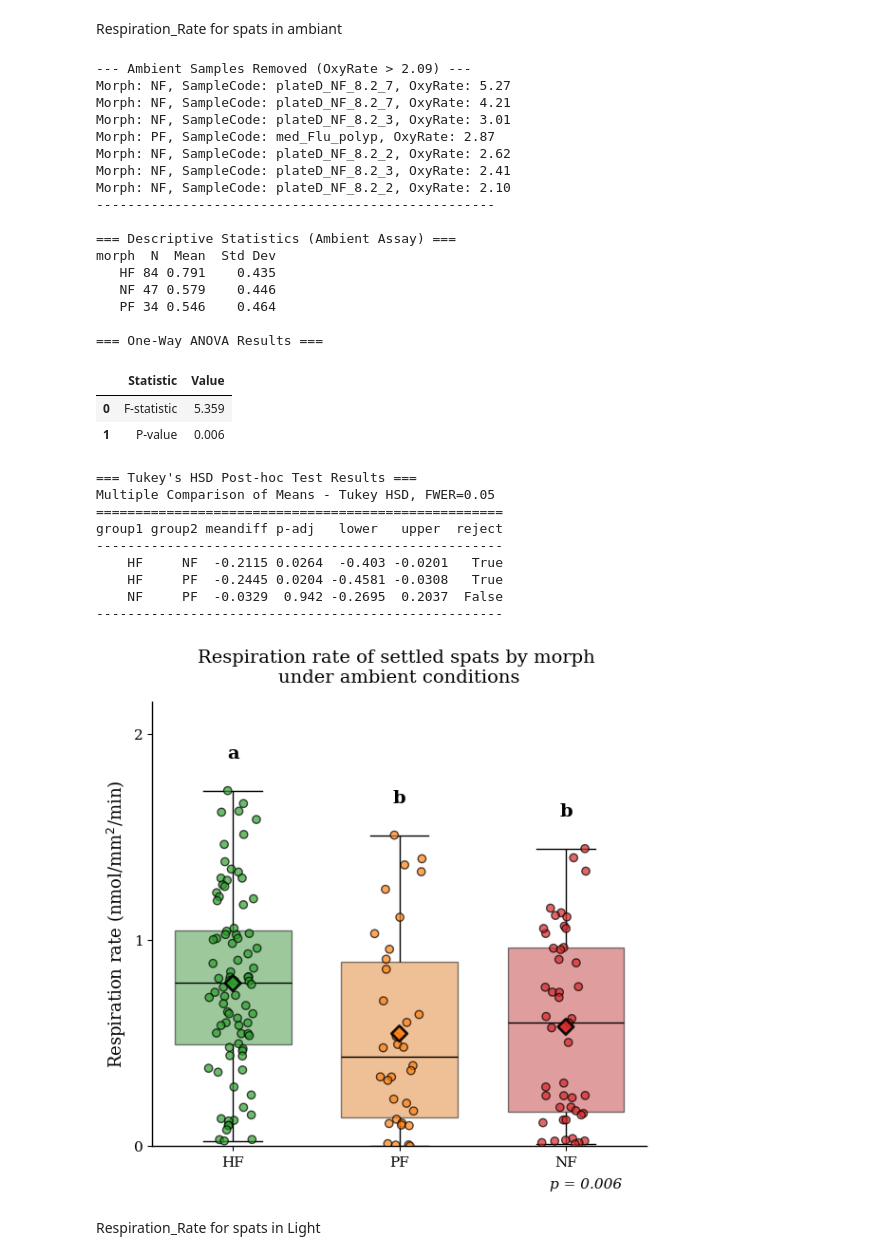
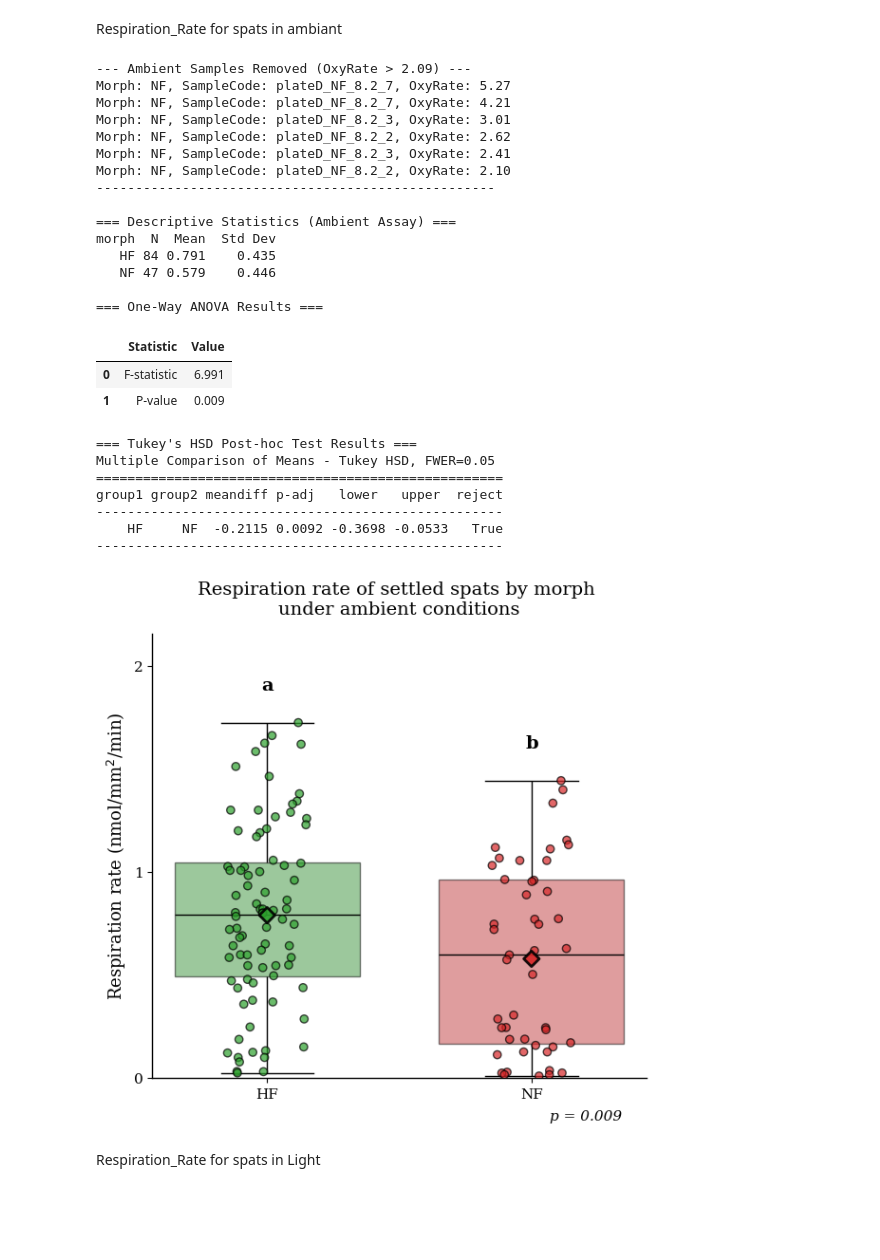
Before and after one commit to LielUziahu/Stylophora-pistillata-FPs, a Jupyter notebook: Output/plots/Spats/Spat_Physiology/Spat_Resp/Respiration_Rate_for_spats.ipynb, the cells around one changed output. Saved outputs shown, nothing was run; the diff lists cells and outputs as text; code cells hidden in the pictures; blank space fills up the shorter version.

```diff
--- a/Output/plots/Spats/Spat_Physiology/Spat_Resp/Respiration_Rate_for_spats.ipynb
+++ b/Output/plots/Spats/Spat_Physiology/Spat_Resp/Respiration_Rate_for_spats.ipynb
@@ -18,7 +18,7 @@ filename = 'Ambient_Assay.csv'
 df_resp = pd.read_csv(filename)
 
 # Filter for the relevant morphs (just in case)
-target_morphs = ['HF', 'PF', 'NF']
+target_morphs = ['HF', 'NF']
 df_resp = df_resp[df_resp['morph'].isin(target_morphs)]
 
 # --- NEW: Filter samples above 2.09 and print removed samples ---
@@ -50,10 +50,10 @@ print(descriptive_stats_formatted.to_string(index=False))
 
 # We use ANOVA because we now have 3 groups (HF, PF, NF)
 hf_vals = df_resp[df_resp['morph'] == 'HF']['OxyRate nmol/mm2/min']
-pf_vals = df_resp[df_resp['morph'] == 'PF']['OxyRate nmol/mm2/min']
+# pf_vals = df_resp[df_resp['morph'] == 'PF']['OxyRate nmol/mm2/min'] # Removed PF
 nf_vals = df_resp[df_resp['morph'] == 'NF']['OxyRate nmol/mm2/min']
 
-f_stat, p_val_resp = stats.f_oneway(hf_vals, pf_vals, nf_vals)
+f_stat, p_val_resp = stats.f_oneway(hf_vals, nf_vals)
 
 # Present ANOVA results in a table, rounded to 3 decimal places
 anova_table_data = {'Statistic': ['F-statistic', 'P-value'],
@@ -77,9 +77,20 @@ print(tukey_result)
 # For now, if non-significant, all get 'a'.
 if p_val_resp < 0.05:
     # Based on Tukey's HSD: HF is different from NF and PF, but NF and PF are not different.
-    letters_map = {'HF': 'a', 'PF': 'b', 'NF': 'b'}
+    # With PF removed, if HF and NF are different, assign 'a' and 'b'. Otherwise 'a' and 'a'.
+    if 'HF' in tukey_result.groups and 'NF' in tukey_result.groups:
+        # Find the row corresponding to HF vs NF
+        tukey_df = pd.DataFrame(data=tukey_result._results_table.data[1:], columns=tukey_result._results_table.data[0])
+        hf_nf_row = tukey_df[( (tukey_df['group1'] == 'HF') & (tukey_df['group2'] == 'NF') ) | ( (tukey_df['group1'] == 'NF') & (tukey_df['group2'] == 'HF') )]
+
+        if not hf_nf_row.empty and hf_nf_row['reject'].iloc[0]: # If they are significantly different
+            letters_map = {'HF': 'a', 'NF': 'b'}
+        else:
+            letters_map = {'HF': 'a', 'NF': 'a'}
+    else: # Fallback if groups are not as expected (shouldn't happen with filtered data)
+        letters_map = {'HF': 'a', 'NF': 'a'}
 else:
-    letters_map = {'HF': 'a', 'PF': 'a', 'NF': 'a'}
+    letters_map = {'HF': 'a', 'NF': 'a'}
 
 # ==========================================
 # 3. STYLING SETUP
@@ -95,8 +106,8 @@ plt.rcParams.update({
 })
 
 # Define Colors and Order
-variant_colors = {'HF': '#2ca02c', 'PF': '#ff7f0e', 'NF': '#d62728'}
-morph_order = ['HF', 'PF', 'NF']
+variant_colors = {'HF': '#2ca02c', 'NF': '#d62728'}
+morph_order = ['HF', 'NF']
 
 plt.figure(figsize=(6, 6))
 
@@ -163,42 +174,38 @@ plt.tight_layout()
 # Save        ---> remove # to get a downloadedble plot
 plt.savefig("Respiration_Rate_Spats_Ambient.png", dpi=600)
 #plt.savefig("Respiration_Rate_Spats_Ambient.tiff", dpi=600)
 #plt.savefig("Respiration_Rate_Spats_Ambient_white.svg", dpi=600, facecolor='white')
 #plt.savefig("Respiration_Rate_Spats_Ambient_transparent.svg", dpi=600, transparent=True)
-#plt.savefig("Respiration_Rate_Spats_Ambient.pdf", dpi=600)
+plt.savefig("Respiration_Rate_Spats_Ambient.pdf", dpi=600)
 
 plt.show()
 # %% [output]
 --- Ambient Samples Removed (OxyRate > 2.09) ---
 Morph: NF, SampleCode: plateD_NF_8.2_7, OxyRate: 5.27
 Morph: NF, SampleCode: plateD_NF_8.2_7, OxyRate: 4.21
 Morph: NF, SampleCode: plateD_NF_8.2_3, OxyRate: 3.01
-Morph: PF, SampleCode: med_Flu_polyp, OxyRate: 2.87
 Morph: NF, SampleCode: plateD_NF_8.2_2, OxyRate: 2.62
 Morph: NF, SampleCode: plateD_NF_8.2_3, OxyRate: 2.41
 Morph: NF, SampleCode: plateD_NF_8.2_2, OxyRate: 2.10
 ---------------------------------------------------
 
 === Descriptive Statistics (Ambient Assay) ===
 morph  N  Mean  Std Dev
    HF 84 0.791    0.435
    NF 47 0.579    0.446
-   PF 34 0.546    0.464
 
 === One-Way ANOVA Results ===
 |  | Statistic | Value |
-| 0 | F-statistic | 5.359 |
-| 1 | P-value | 0.006 |
+| 0 | F-statistic | 6.991 |
+| 1 | P-value | 0.009 |
 === Tukey's HSD Post-hoc Test Results ===
 Multiple Comparison of Means - Tukey HSD, FWER=0.05
 ====================================================
 group1 group2 meandiff p-adj   lower   upper  reject
 ----------------------------------------------------
-    HF     NF  -0.2115 0.0264  -0.403 -0.0201   True
-    HF     PF  -0.2445 0.0204 -0.4581 -0.0308   True
-    NF     PF  -0.0329  0.942 -0.2695  0.2037  False
+    HF     NF  -0.2115 0.0092 -0.3698 -0.0533   True
 ----------------------------------------------------
-[figure, old version]
+[figure, new version]
 # %% [markdown]
 Respiration_Rate for spats in Light
 # %%
```
